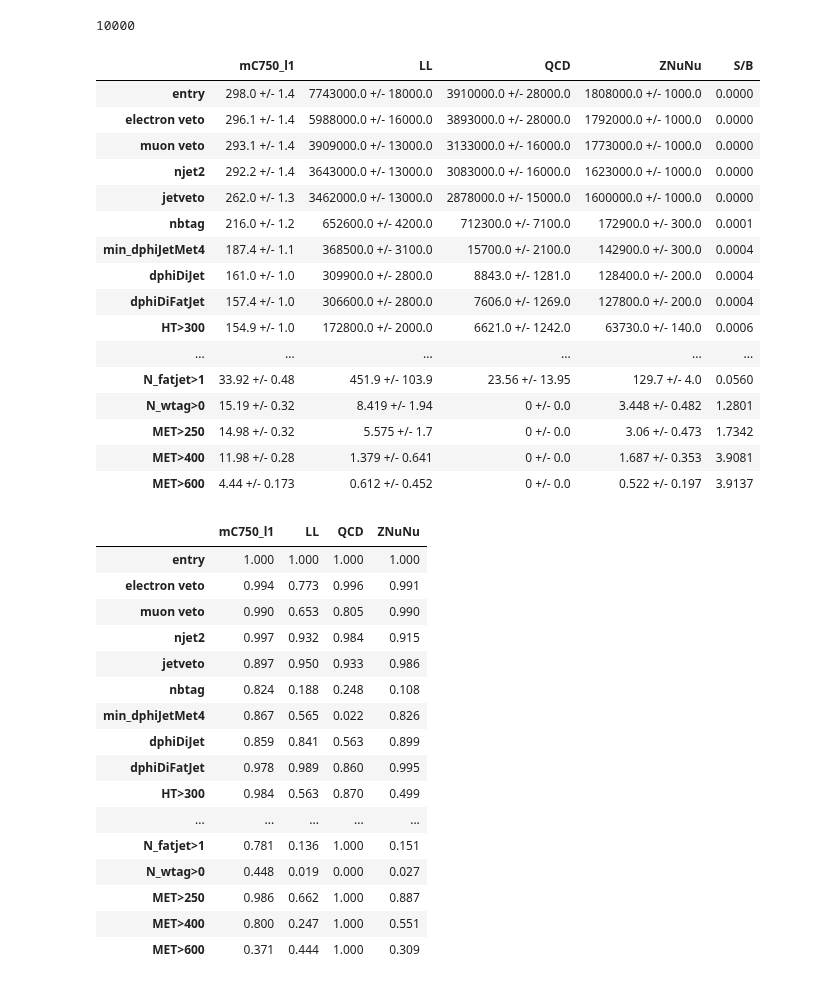
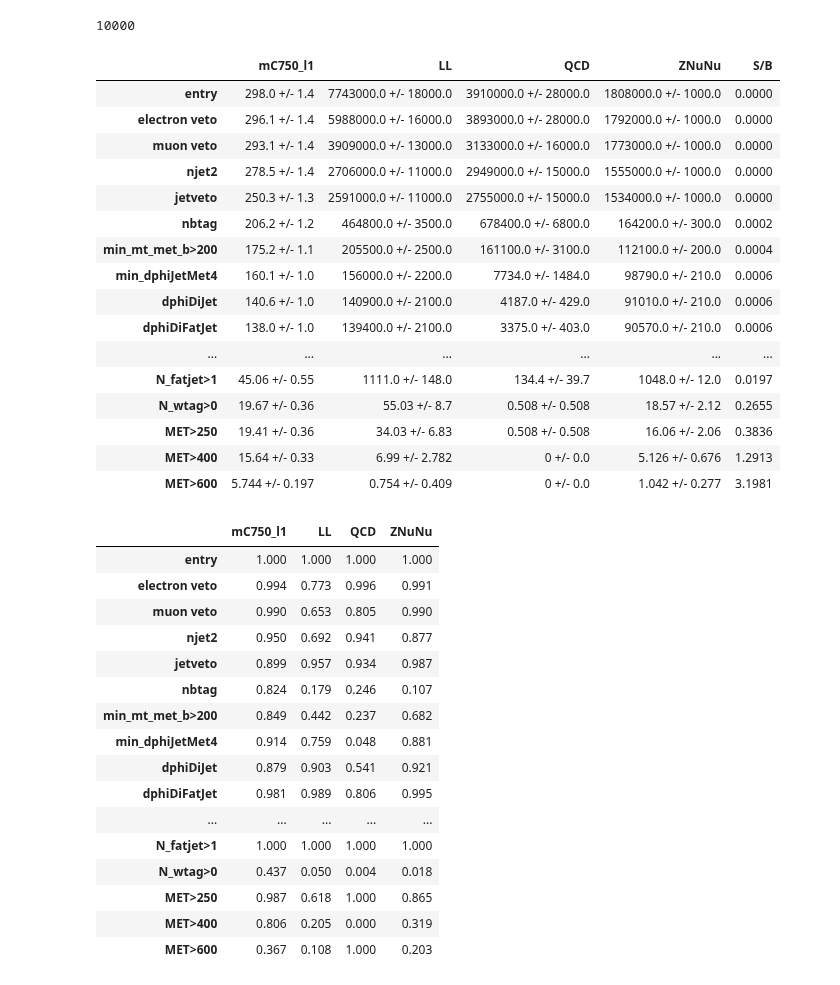
Before and after one commit to mirandabryson/tW_scattering, a Jupyter notebook: processor/daniels_cutflow.ipynb, the cells around one changed output. Drawn from its saved outputs; the diff is of its cells as text; code cells hidden in the pictures.

```diff
--- a/processor/daniels_cutflow.ipynb
+++ b/processor/daniels_cutflow.ipynb
@@ -168,6 +168,25 @@ class analysisProcessor(processor.ProcessorABC):
         electron = electron[(electron.pt>10) & (abs(electron.eta) < 2.4) & (electron.miniPFRelIso_all < 0.1) &  (electron.cutBased >= 1)]
         #electron = Collections(df, "Electron", "tightTTH").get() # this needs a fix for DASK
 
+        tau = JaggedCandidateArray.candidatesfromcounts(
+            df['nTau'],
+            pt=df['Tau_pt'].content,
+            eta=df['Tau_eta'].content,
+            phi=df['Tau_phi'].content,
+            mass=df['Tau_mass'].content,
+            decaymode=df['Tau_idDecayMode'].content,
+            newid=df['Tau_idMVAnewDM2017v2'].content,
+        )
+        tau = tau[(tau.pt > 20) & (abs(tau.eta) < 2.4) & (tau.decaymode) & (tau.newid >= 8)]
+
+        isotrack = awkward.JaggedArray.zip(
+            pt=df['IsoTrack_pt'],
+            eta=df['IsoTrack_eta'],
+            phi=df['IsoTrack_phi'],
+            rel_iso=df['IsoTrack_pfRelIso03_all'],
+        )
+        isotrack = isotrack[(isotrack.pt > 10) & (abs(isotrack.eta) < 2.4) & ((isotrack.rel_iso < 0.1) | ((isotrack.rel_iso*isotrack.pt) < 6))]
+
         ## FatJets
         fatjet = JaggedCandidateArray.candidatesfromcounts(
             df['nFatJet'],
@@ -231,6 +250,7 @@ class analysisProcessor(processor.ProcessorABC):
         bb_deltaR = bb.i0.p4.delta_r(bb.i1.p4)
 
         mtb = mt(btag.pt, btag.phi, met_pt, met_phi)
+        min_mtb = mtb.min()
 
         ## other variables
         ht = jet.pt.sum()
@@ -252,12 +272,15 @@ class analysisProcessor(processor.ProcessorABC):
 
         cutflow.addRow( 'electron veto',   (electron.counts==0) )
         cutflow.addRow( 'muon veto',   (muon.counts==0) )
+        cutflow.addRow( 'tau veto',   (tau.counts==0) )
+        cutflow.addRow( 'isotrack veto',   (isotrack.counts==0) )
         cutflow.addRow( 'njet2',       (jet.counts>=2) )
         cutflow.addRow( 'jetveto',       (jet.counts<=5) )
         cutflow.addRow( 'nbtag',       (btag.counts>=1) )
 
         baseline = copy.deepcopy(cutflow.selection)
 
+        cutflow.addRow( 'min_mt_met_b>200', (min_mtb>200) )
         cutflow.addRow( 'min_dphiJetMet4', (min_dphiJetMet4>0.5))
         cutflow.addRow( 'dphiDiJet', (dphiDiJet.min()<2.5) ) # the min doesn't do anything here
         cutflow.addRow( 'dphiDiFatJet', (dphiDiFatJet<2.5).all() ) # by using .all() I do not implicitely cut on the number of fat jets
@@ -266,8 +289,8 @@ class analysisProcessor(processor.ProcessorABC):
 
         cutflow.addRow( 'HT>300',      (ht>300) )
         cutflow.addRow( 'N_fatjet>0',      (fatjet.counts>0) )
-        cutflow.addRow( 'N_htag>0',     (htag.counts>0))
-        cutflow.addRow( 'H_mass>90',     ((lead_htag.msoftdrop>90).any()))
+        #cutflow.addRow( 'N_htag>0',     (htag.counts>0))
+        #cutflow.addRow( 'H_mass>90',     ((lead_htag.msoftdrop>90).any()))
         cutflow.addRow( 'H_mass<150',     ((lead_htag.msoftdrop<150).any()))
         cutflow.addRow( 'N_fatjet>1',      (fatjet.counts>1) )
         cutflow.addRow( 'N_wtag>0',     (wtag.counts>0))
@@ -434,31 +457,31 @@ else:
 # %%
 # Cutflow
 from Tools.helpers import getCutFlowTable
 
 #processes = ['mC750_l1', 'WJets', 'QCD', 'TTJets', 'ZNuNu', 'ST', 'ttW/ttZ', 'WW/WZ/ZZ']
 processes = ['mC750_l1', 'LL', 'QCD', 'ZNuNu']
 lines     = ['entry']
-lines    += ['electron veto', 'muon veto', 'njet2', 'jetveto', 'nbtag', 'min_dphiJetMet4', 'dphiDiJet', 'dphiDiFatJet',  'HT>300', 'N_fatjet>0', 'N_htag>0', 'H_mass>90', 'H_mass<150',  'N_fatjet>1', 'N_wtag>0',  'MET>250',  'MET>400',  'MET>600']
+lines    += ['electron veto', 'muon veto', 'njet2', 'jetveto', 'nbtag', 'min_mt_met_b>200', 'min_dphiJetMet4', 'dphiDiJet', 'dphiDiFatJet',  'HT>300', 'N_fatjet>0', 'N_htag>0',  'N_fatjet>1', 'N_wtag>0',  'MET>250',  'MET>400',  'MET>600']
 df        = getCutFlowTable(output, processes=processes, lines=lines, significantFigures=4, signal='mC750_l1')
 df
 # %% [output]
 |  | mC750_l1 | LL | QCD | ZNuNu | S/B |
 | entry | 298.0 +/- 1.4 | 7743000.0 +/- 18000.0 | 3910000.0 +/- 28000.0 | 1808000.0 +/- 1000.0 | 0.0000 |
 | electron veto | 296.1 +/- 1.4 | 5988000.0 +/- 16000.0 | 3893000.0 +/- 28000.0 | 1792000.0 +/- 1000.0 | 0.0000 |
 | muon veto | 293.1 +/- 1.4 | 3909000.0 +/- 13000.0 | 3133000.0 +/- 16000.0 | 1773000.0 +/- 1000.0 | 0.0000 |
-| njet2 | 292.2 +/- 1.4 | 3643000.0 +/- 13000.0 | 3083000.0 +/- 16000.0 | 1623000.0 +/- 1000.0 | 0.0000 |
-| jetveto | 262.0 +/- 1.3 | 3462000.0 +/- 13000.0 | 2878000.0 +/- 15000.0 | 1600000.0 +/- 1000.0 | 0.0000 |
-| nbtag | 216.0 +/- 1.2 | 652600.0 +/- 4200.0 | 712300.0 +/- 7100.0 | 172900.0 +/- 300.0 | 0.0001 |
-| min_dphiJetMet4 | 187.4 +/- 1.1 | 368500.0 +/- 3100.0 | 15700.0 +/- 2100.0 | 142900.0 +/- 300.0 | 0.0004 |
-| dphiDiJet | 161.0 +/- 1.0 | 309900.0 +/- 2800.0 | 8843.0 +/- 1281.0 | 128400.0 +/- 200.0 | 0.0004 |
-| dphiDiFatJet | 157.4 +/- 1.0 | 306600.0 +/- 2800.0 | 7606.0 +/- 1269.0 | 127800.0 +/- 200.0 | 0.0004 |
-| HT>300 | 154.9 +/- 1.0 | 172800.0 +/- 2000.0 | 6621.0 +/- 1242.0 | 63730.0 +/- 140.0 | 0.0006 |
+| njet2 | 278.5 +/- 1.4 | 2706000.0 +/- 11000.0 | 2949000.0 +/- 15000.0 | 1555000.0 +/- 1000.0 | 0.0000 |
+| jetveto | 250.3 +/- 1.3 | 2591000.0 +/- 11000.0 | 2755000.0 +/- 15000.0 | 1534000.0 +/- 1000.0 | 0.0000 |
+| nbtag | 206.2 +/- 1.2 | 464800.0 +/- 3500.0 | 678400.0 +/- 6800.0 | 164200.0 +/- 300.0 | 0.0002 |
+| min_mt_met_b>200 | 175.2 +/- 1.1 | 205500.0 +/- 2500.0 | 161100.0 +/- 3100.0 | 112100.0 +/- 200.0 | 0.0004 |
+| min_dphiJetMet4 | 160.1 +/- 1.0 | 156000.0 +/- 2200.0 | 7734.0 +/- 1484.0 | 98790.0 +/- 210.0 | 0.0006 |
+| dphiDiJet | 140.6 +/- 1.0 | 140900.0 +/- 2100.0 | 4187.0 +/- 429.0 | 91010.0 +/- 210.0 | 0.0006 |
+| dphiDiFatJet | 138.0 +/- 1.0 | 139400.0 +/- 2100.0 | 3375.0 +/- 403.0 | 90570.0 +/- 210.0 | 0.0006 |
 | ... | ... | ... | ... | ... | ... |
-| N_fatjet>1 | 33.92 +/- 0.48 | 451.9 +/- 103.9 | 23.56 +/- 13.95 | 129.7 +/- 4.0 | 0.0560 |
-| N_wtag>0 | 15.19 +/- 0.32 | 8.419 +/- 1.94 | 0 +/- 0.0 | 3.448 +/- 0.482 | 1.2801 |
-| MET>250 | 14.98 +/- 0.32 | 5.575 +/- 1.7 | 0 +/- 0.0 | 3.06 +/- 0.473 | 1.7342 |
-| MET>400 | 11.98 +/- 0.28 | 1.379 +/- 0.641 | 0 +/- 0.0 | 1.687 +/- 0.353 | 3.9081 |
-| MET>600 | 4.44 +/- 0.173 | 0.612 +/- 0.452 | 0 +/- 0.0 | 0.522 +/- 0.197 | 3.9137 |
+| N_fatjet>1 | 45.06 +/- 0.55 | 1111.0 +/- 148.0 | 134.4 +/- 39.7 | 1048.0 +/- 12.0 | 0.0197 |
+| N_wtag>0 | 19.67 +/- 0.36 | 55.03 +/- 8.7 | 0.508 +/- 0.508 | 18.57 +/- 2.12 | 0.2655 |
+| MET>250 | 19.41 +/- 0.36 | 34.03 +/- 6.83 | 0.508 +/- 0.508 | 16.06 +/- 2.06 | 0.3836 |
+| MET>400 | 15.64 +/- 0.33 | 6.99 +/- 2.782 | 0 +/- 0.0 | 5.126 +/- 0.676 | 1.2913 |
+| MET>600 | 5.744 +/- 0.197 | 0.754 +/- 0.409 | 0 +/- 0.0 | 1.042 +/- 0.277 | 3.1981 |
 # %%
 
 # Efficiencies
@@ -469,16 +492,16 @@ df
 | entry | 1.000 | 1.000 | 1.000 | 1.000 |
 | electron veto | 0.994 | 0.773 | 0.996 | 0.991 |
 | muon veto | 0.990 | 0.653 | 0.805 | 0.990 |
-| njet2 | 0.997 | 0.932 | 0.984 | 0.915 |
-| jetveto | 0.897 | 0.950 | 0.933 | 0.986 |
-| nbtag | 0.824 | 0.188 | 0.248 | 0.108 |
-| min_dphiJetMet4 | 0.867 | 0.565 | 0.022 | 0.826 |
-| dphiDiJet | 0.859 | 0.841 | 0.563 | 0.899 |
-| dphiDiFatJet | 0.978 | 0.989 | 0.860 | 0.995 |
-| HT>300 | 0.984 | 0.563 | 0.870 | 0.499 |
+| njet2 | 0.950 | 0.692 | 0.941 | 0.877 |
+| jetveto | 0.899 | 0.957 | 0.934 | 0.987 |
+| nbtag | 0.824 | 0.179 | 0.246 | 0.107 |
+| min_mt_met_b>200 | 0.849 | 0.442 | 0.237 | 0.682 |
+| min_dphiJetMet4 | 0.914 | 0.759 | 0.048 | 0.881 |
+| dphiDiJet | 0.879 | 0.903 | 0.541 | 0.921 |
+| dphiDiFatJet | 0.981 | 0.989 | 0.806 | 0.995 |
 | ... | ... | ... | ... | ... |
-| N_fatjet>1 | 0.781 | 0.136 | 1.000 | 0.151 |
-| N_wtag>0 | 0.448 | 0.019 | 0.000 | 0.027 |
-| MET>250 | 0.986 | 0.662 | 1.000 | 0.887 |
-| MET>400 | 0.800 | 0.247 | 1.000 | 0.551 |
-| MET>600 | 0.371 | 0.444 | 1.000 | 0.309 |
+| N_fatjet>1 | 1.000 | 1.000 | 1.000 | 1.000 |
+| N_wtag>0 | 0.437 | 0.050 | 0.004 | 0.018 |
+| MET>250 | 0.987 | 0.618 | 1.000 | 0.865 |
+| MET>400 | 0.806 | 0.205 | 0.000 | 0.319 |
+| MET>600 | 0.367 | 0.108 | 1.000 | 0.203 |
```
Also changed, not shown: 3 other files.
